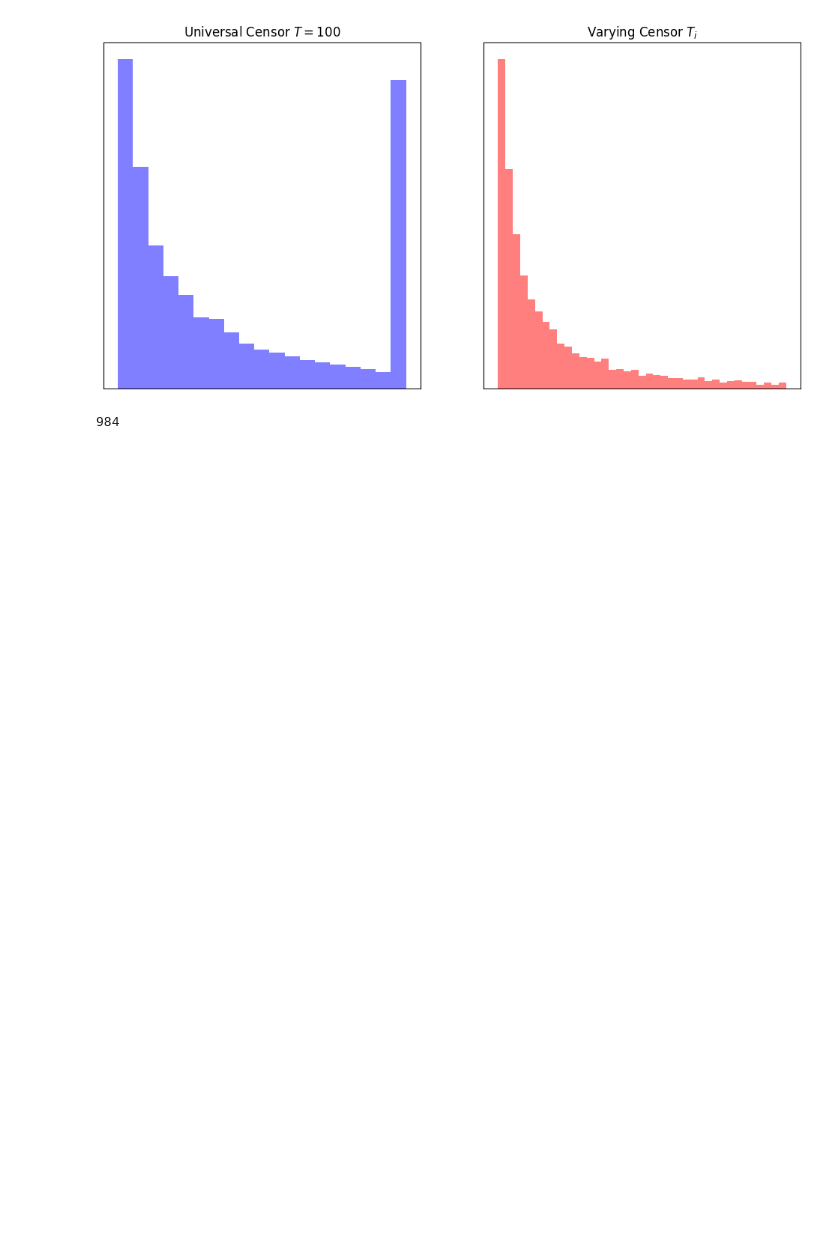
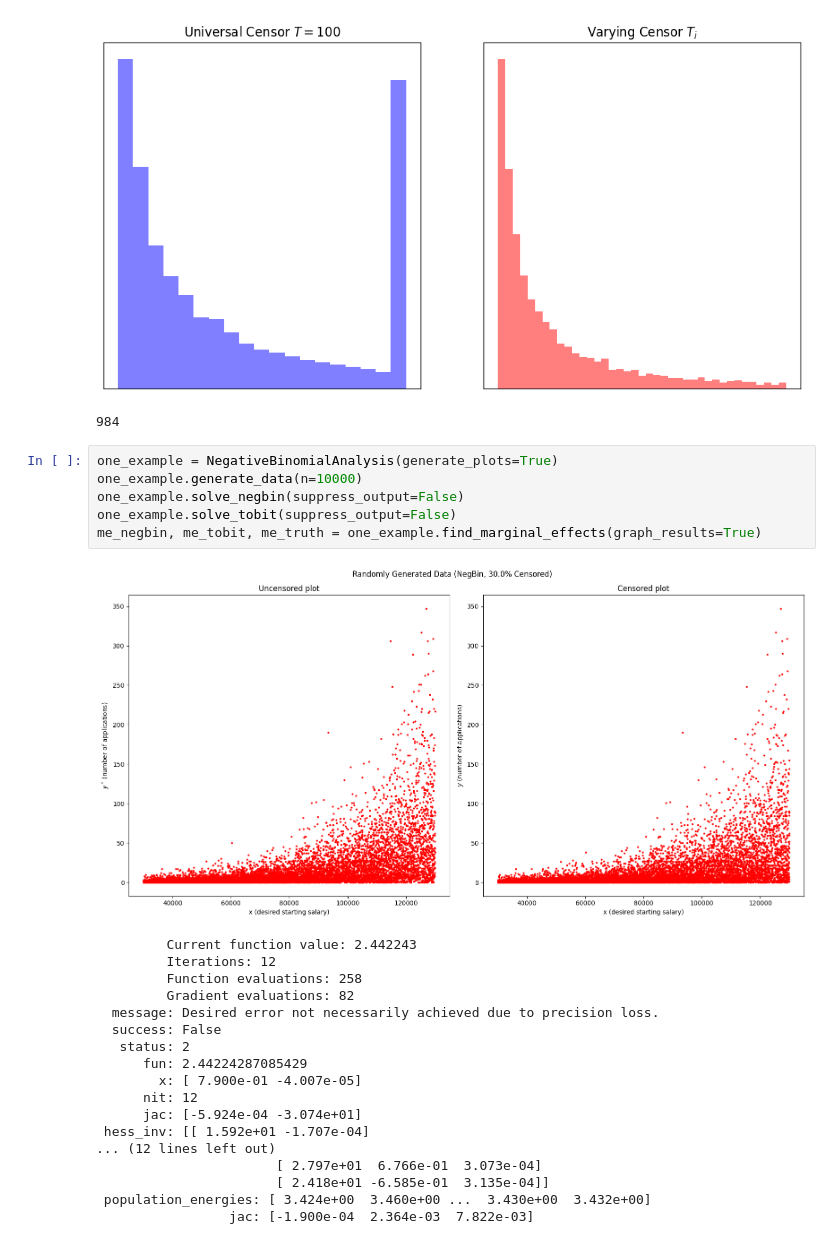
Before and after one commit to mraystaf/Econ588Project, a Jupyter notebook: NegativeBinomial_Likelihood.ipynb, the cells around one changed output. Saved outputs shown, nothing was run; the diff lists cells and outputs as text; blank space fills up the shorter version.

```diff
--- a/NegativeBinomial_Likelihood.ipynb
+++ b/NegativeBinomial_Likelihood.ipynb
@@ -272,3 +272,28 @@ data2['Rejected Job Applications'].max()
 # %% [output]
 [figure]
 984
+# %%
+one_example = NegativeBinomialAnalysis(generate_plots=True)
+one_example.generate_data(n=10000)
+one_example.solve_negbin(suppress_output=False)
+one_example.solve_tobit(suppress_output=False)
+me_negbin, me_tobit, me_truth = one_example.find_marginal_effects(graph_results=True)
+# %% [output]
+[figure, added]
+         Current function value: 2.442243
+         Iterations: 12
+         Function evaluations: 258
+         Gradient evaluations: 82
+  message: Desired error not necessarily achieved due to precision loss.
+  success: False
+   status: 2
+      fun: 2.44224287085429
+        x: [ 7.900e-01 -4.007e-05]
+      nit: 12
+      jac: [-5.924e-04 -3.074e+01]
+ hess_inv: [[ 1.592e+01 -1.707e-04]
+... (12 lines left out)
+                       [ 2.797e+01  6.766e-01  3.073e-04]
+                       [ 2.418e+01 -6.585e-01  3.135e-04]]
+ population_energies: [ 3.424e+00  3.460e+00 ...  3.430e+00  3.432e+00]
+                 jac: [-1.900e-04  2.364e-03  7.822e-03]
```
Also changed, not shown: parts of 1 cell of this notebook, 4 other files.
